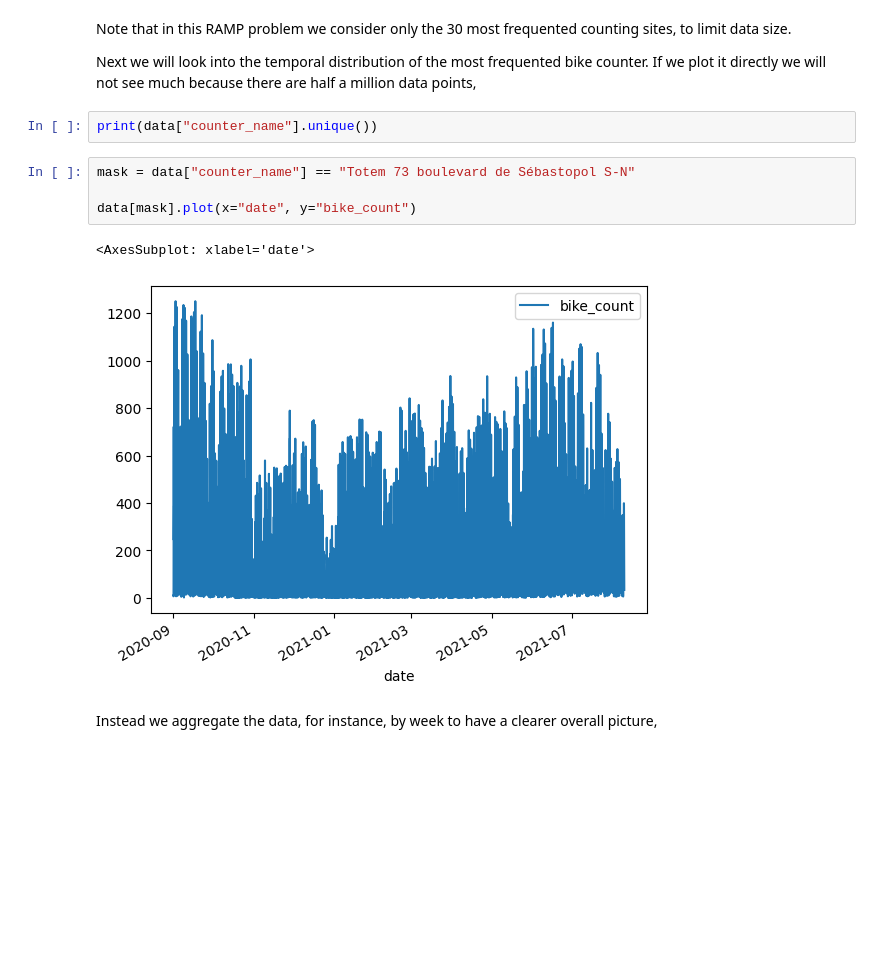
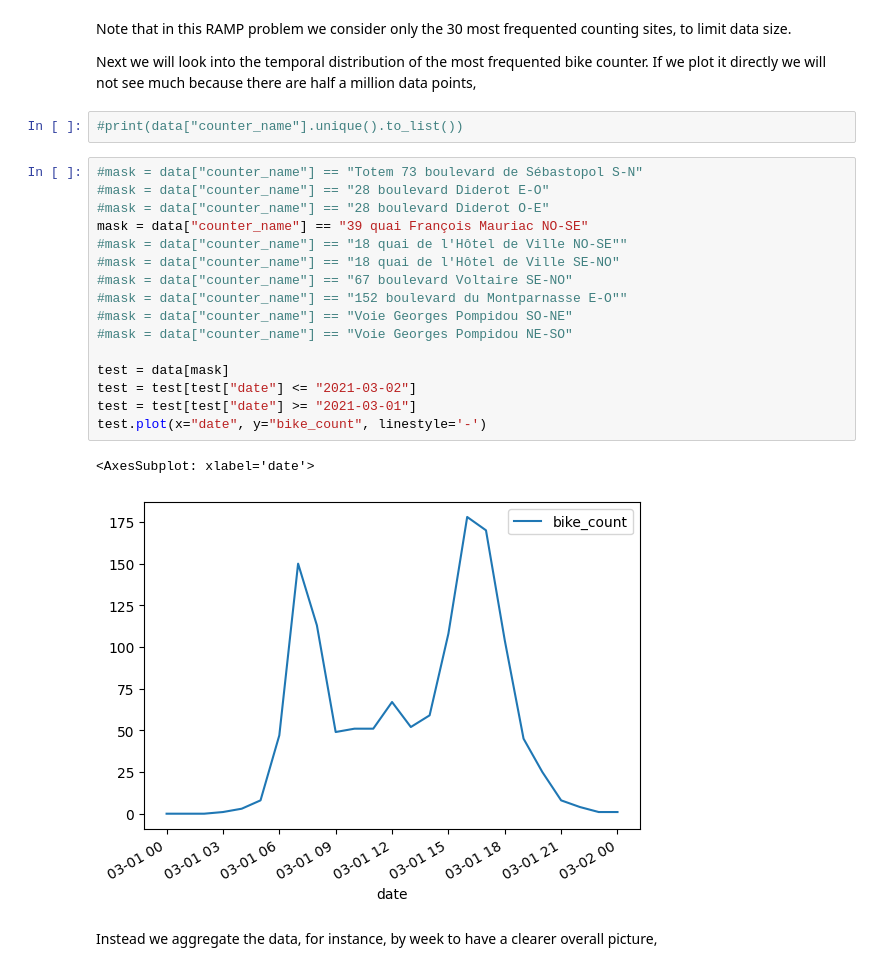
Before and after one commit to mat10599/bike_counters, a Jupyter notebook: bike_counters_starting_kit.ipynb, the cells around one changed output. Drawn from its saved outputs; the diff is of its cells as text; blank space fills up the shorter version.

```diff
--- a/bike_counters_starting_kit.ipynb
+++ b/bike_counters_starting_kit.ipynb
@@ -217,15 +187,27 @@ Note that in this RAMP problem we consider only the 30 most frequented counting
 
 
 Next we will look into the temporal distribution of the most frequented bike counter. If we plot it directly we will not see much because there are half a million data points,
-# %%
-print(data["counter_name"].unique())
+# %%
+#print(data["counter_name"].unique().to_list())
 # %%
-mask = data["counter_name"] == "Totem 73 boulevard de Sébastopol S-N"
+#mask = data["counter_name"] == "Totem 73 boulevard de Sébastopol S-N"
+#mask = data["counter_name"] == "28 boulevard Diderot E-O"
+#mask = data["counter_name"] == "28 boulevard Diderot O-E"
+mask = data["counter_name"] == "39 quai François Mauriac NO-SE"
+#mask = data["counter_name"] == "18 quai de l'Hôtel de Ville NO-SE""
+#mask = data["counter_name"] == "18 quai de l'Hôtel de Ville SE-NO"
+#mask = data["counter_name"] == "67 boulevard Voltaire SE-NO"
+#mask = data["counter_name"] == "152 boulevard du Montparnasse E-O""
+#mask = data["counter_name"] == "Voie Georges Pompidou SO-NE"
+#mask = data["counter_name"] == "Voie Georges Pompidou NE-SO"
 
-data[mask].plot(x="date", y="bike_count")
+test = data[mask]
+test = test[test["date"] <= "2021-03-02"]
+test = test[test["date"] >= "2021-03-01"]
+test.plot(x="date", y="bike_count", linestyle='-')
 # %% [output]
 <AxesSubplot: xlabel='date'>
-[figure, old version]
+[figure, new version]
 # %% [markdown]
 Instead we aggregate the data, for instance, by week to have a clearer overall picture,
 # %%
```
Also changed, not shown: parts of 15 cells of this notebook, 2 other files.
